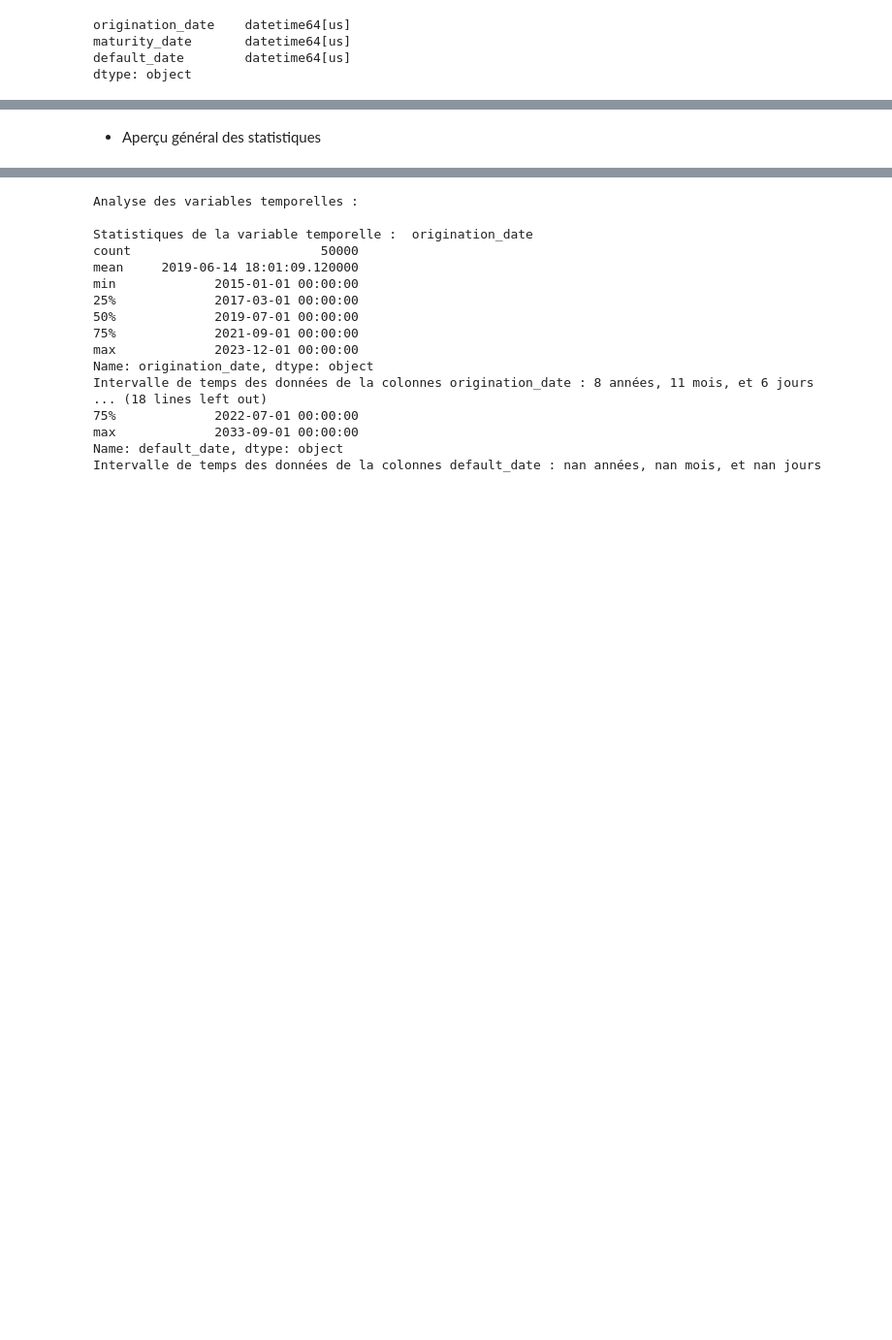
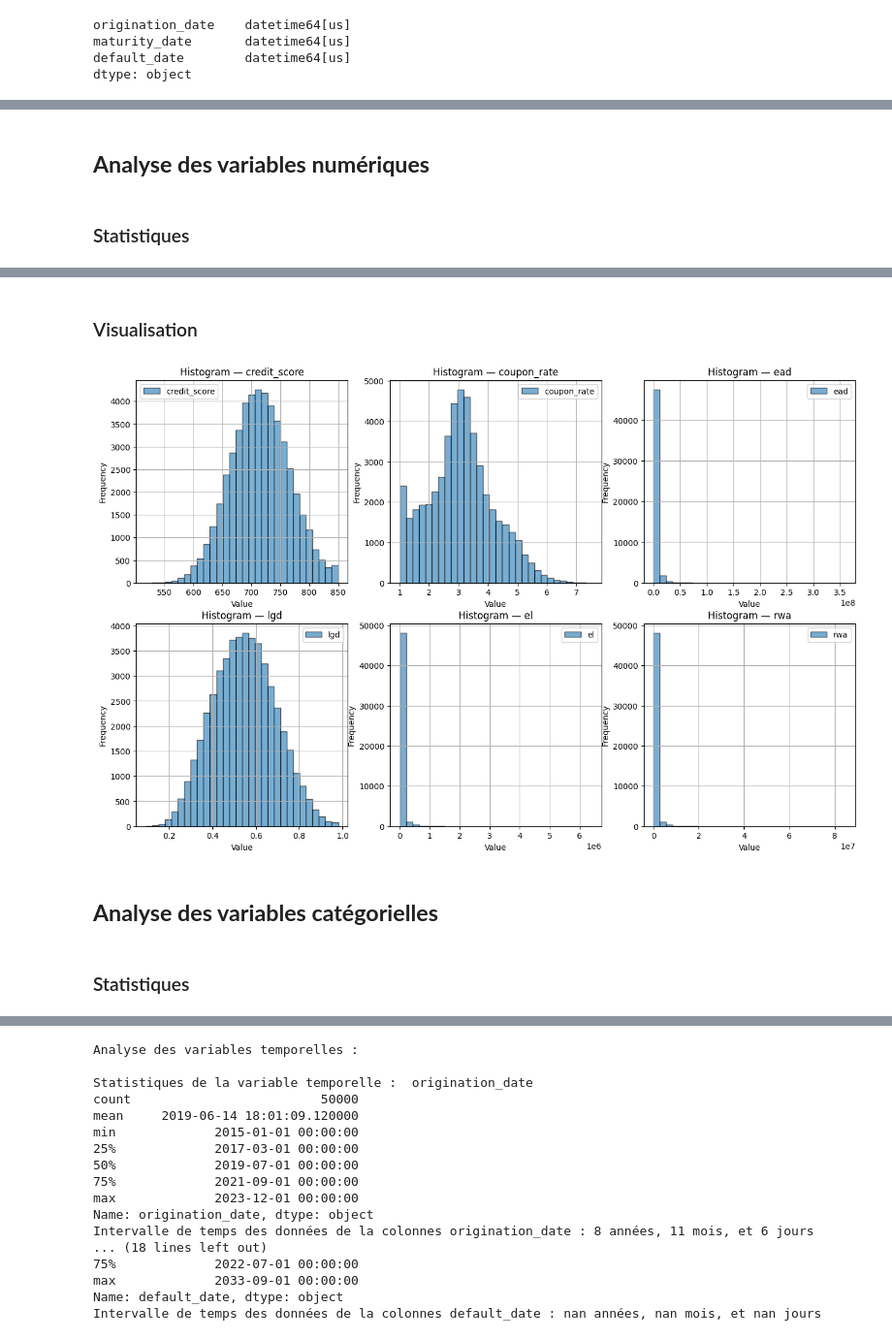
Before and after one commit to NajimDja/Analyse-risque-credit, a Jupyter notebook: analyse_credit.ipynb, the cells around one changed output, grey strips where cells are left out. Shown at 97% size. Drawn from its saved outputs; the diff is of its cells as text; code cells hidden in the pictures; blank space fills up the shorter version.

Commit message:
Ajout analyse stat, visualisation, feature engineering

```diff
--- a/analyse_credit.ipynb
+++ b/analyse_credit.ipynb
@@ -136,4 +141,9 @@ dtype: object
 ***
+# %%
+da = DataAnalyse()
+dv = DataVisualisation()
 # %% [markdown]
-- Aperçu général des statistiques
+## **Analyse des variables numériques**
+# %% [markdown]
+### Statistiques
 # %%
@@ -160,3 +169,15 @@ maturity_months, credit_score, ead, coupon_rate, leverage, interest_coverage, de
 | survival_months | 49.12 | 36.00 | 48.00 | 60.00 | 1.200000e+02 | 1.00 | 1.190000e+02 | 2.456231e+06 | 7.238200e+02 | ... |
 | recovery_rate | 0.45 | 0.35 | 0.46 | 0.56 | 8.600000e-01 | 0.02 | 8.400000e-01 | 3.159210e+03 | 2.000000e-02 | ... |
 | loss_given_default | 1713656.67 | 291571.93 | 719818.22 | 1750271.71 | 1.113264e+08 | 14330.00 | 1.113121e+08 | 1.190991e+10 | 1.304792e+13 | ... |
+# %% [markdown]
+### Visualisation
+# %%
+# Histogrammes
+fig, axes = plt.subplots(2, 3, figsize=(16, 10))
+dv.plot_histogram(df_loans, columns=['credit_score', 'coupon_rate', 'ead', 'lgd', 'el', 'rwa'], axes=axes)
+# %% [output]
+[figure, added]
+# %% [markdown]
+## **Analyse des variables catégorielles**
+# %% [markdown]
+### Statistiques
```
Also changed, not shown: parts of 20 cells of this notebook, 6 other files.
